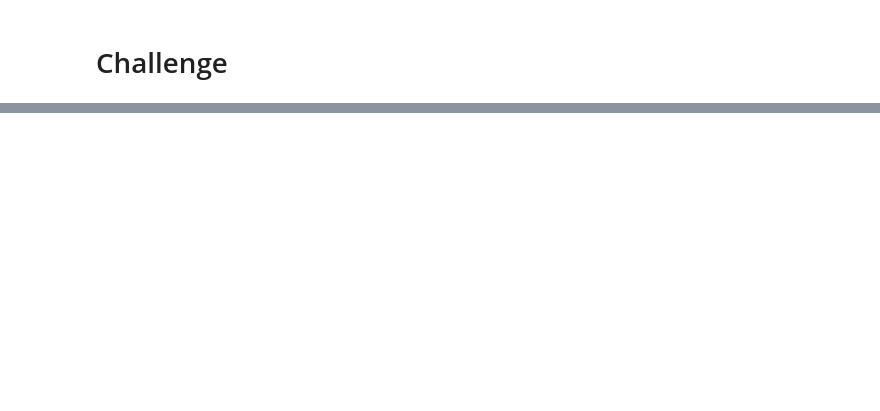
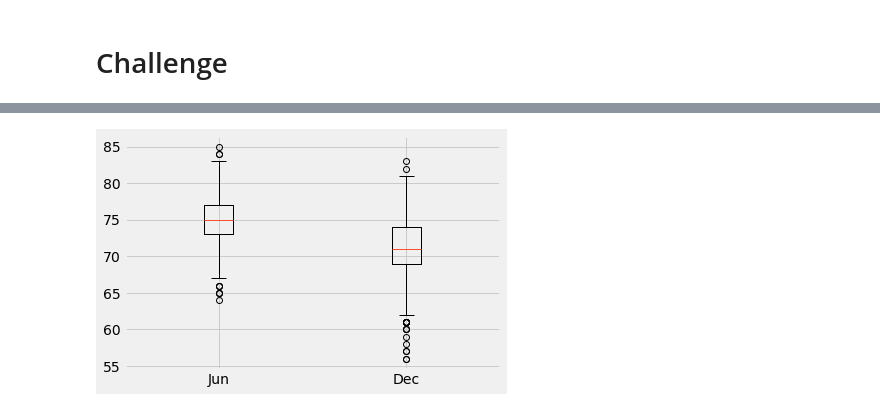
Before and after one commit to akitamura/surfs_up, a Jupyter notebook: climate_analysis.ipynb, the cells around one changed output, grey strips where cells are left out. Cells and saved outputs as stored; diff of their text form; code cells hidden in the pictures; blank space fills up the shorter version.

```diff
--- a/climate_analysis.ipynb
+++ b/climate_analysis.ipynb
@@ -69,2 +154,20 @@ session = Session(engine)
 # %% [markdown]
 # Challenge
+# %%
+# Data for months Jun and Dec
+jun_data = session.query(Measurement.date, Measurement.tobs).filter(func.strftime("%m", Measurement.date) == '06').all()
+dec_data = session.query(Measurement.date, Measurement.tobs).filter(func.strftime("%m", Measurement.date) == '12').all()
+# %%
+# turn data into DFs
+jun_df = pd.DataFrame(jun_data, columns = ["Date", "Temperature"])
+dec_df = pd.DataFrame(dec_data, columns = ["Date", "Temperature"])
+
+#Adding Jun and Dec column
+jun_df["Month"] = "June"
+dec_df["Month"] = "December"
+
+#Combine Jun and Dec DFs
+jun_dec_df = pd.concat([jun_df, dec_df])
+
+#Describe the dataframe
+jun_dec_df.groupby("Month").describe()
@@ -70,0 +180,7 @@ session = Session(engine)
+# %%
+# Visualize the Description
+
+box_data = [jun_df["Temperature"], dec_df["Temperature"]]
+plt.boxplot(box_data, labels = ["Jun", "Dec"]);
+# %% [output]
+[figure, added]
```
Also changed, not shown: parts of 8 cells of this notebook.
